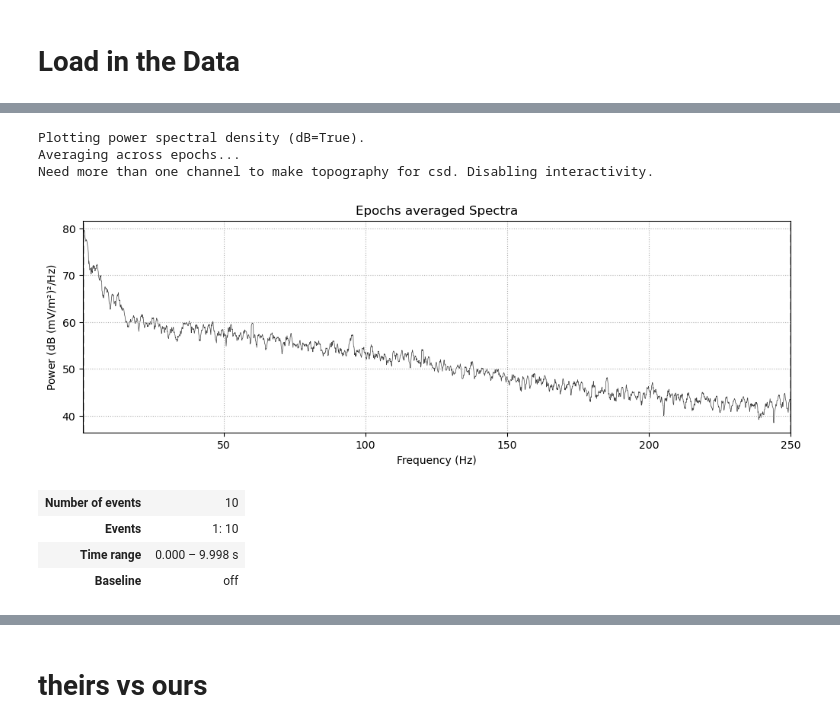
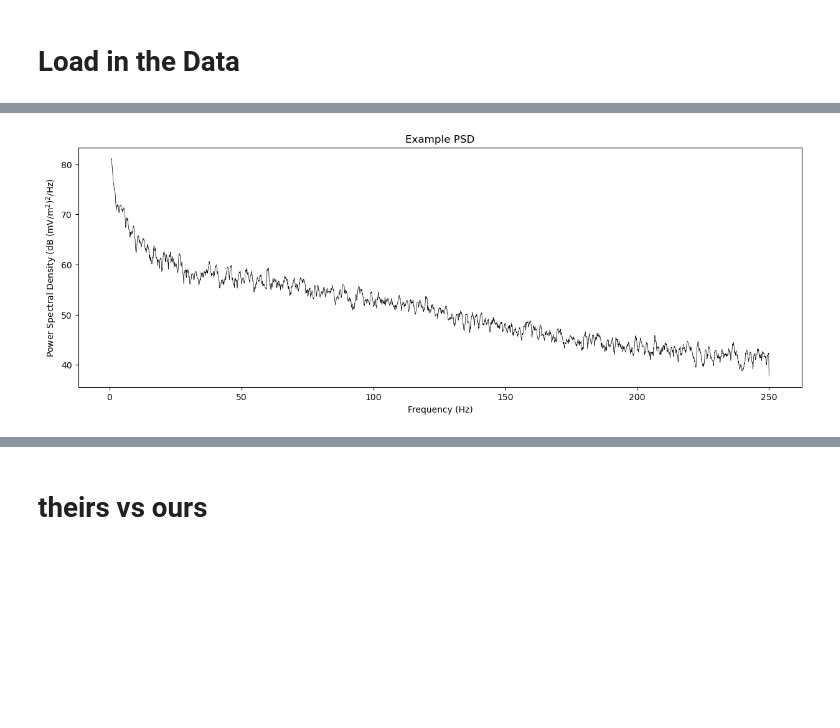
Before and after one commit to aroyphillips/CanonParam, a Jupyter notebook: notebooks/1.0.0-Specparam-vs-CanonParam.ipynb, the cells around one changed output, grey strips where cells are left out. Saved outputs shown, nothing was run; the diff lists cells and outputs as text; code cells hidden in the pictures; blank space fills up the shorter version.

```diff
--- a/notebooks/1.0.0-Specparam-vs-CanonParam.ipynb
+++ b/notebooks/1.0.0-Specparam-vs-CanonParam.ipynb
@@ -67,17 +21,0 @@ example_epochs = mne.EpochsArray(scaled_epochs, epochs_info, tmin=example_epochs
-# %%
-example_epochs_psd = example_epochs.compute_psd(fmin=0.3, fmax=250, method=psd_method, verbose=0, picks=channels)
-example_epochs_psd.plot(picks='O2')
-plt.title('Epochs averaged Spectra')
-plt.show()
-# %% [output]
-Plotting power spectral density (dB=True).
-Averaging across epochs...
-Need more than one channel to make topography for csd. Disabling interactivity.
-[figure, removed]
-# %%
-example_epochs_og['closed'].copy().pick(channels)
-# %% [output]
-| Number of events | 10 |
-| Events | 1: 10 |
-| Time range | 0.000 – 9.998 s |
-| Baseline | off |
@@ -84 +29,10 @@ example_epochs_og['closed'].copy().pick(channels)
+# %%
+plt.figure(figsize=(15, 5))
+plt.plot(sample_freqs, 10*np.log10(1e6*sample_psd[chdx, :]), color='black', linewidth=.5)
+plt.xlabel('Frequency (Hz)');
+plt.ylabel('Power Spectral Density (dB (mV/m$^2$)$^2$/Hz)');
+plt.title('Example PSD');
+plt.show()
+# %% [output]
+[figure, added]
 # %%
```
Also changed, not shown: parts of 11 cells of this notebook, 1 other file.
